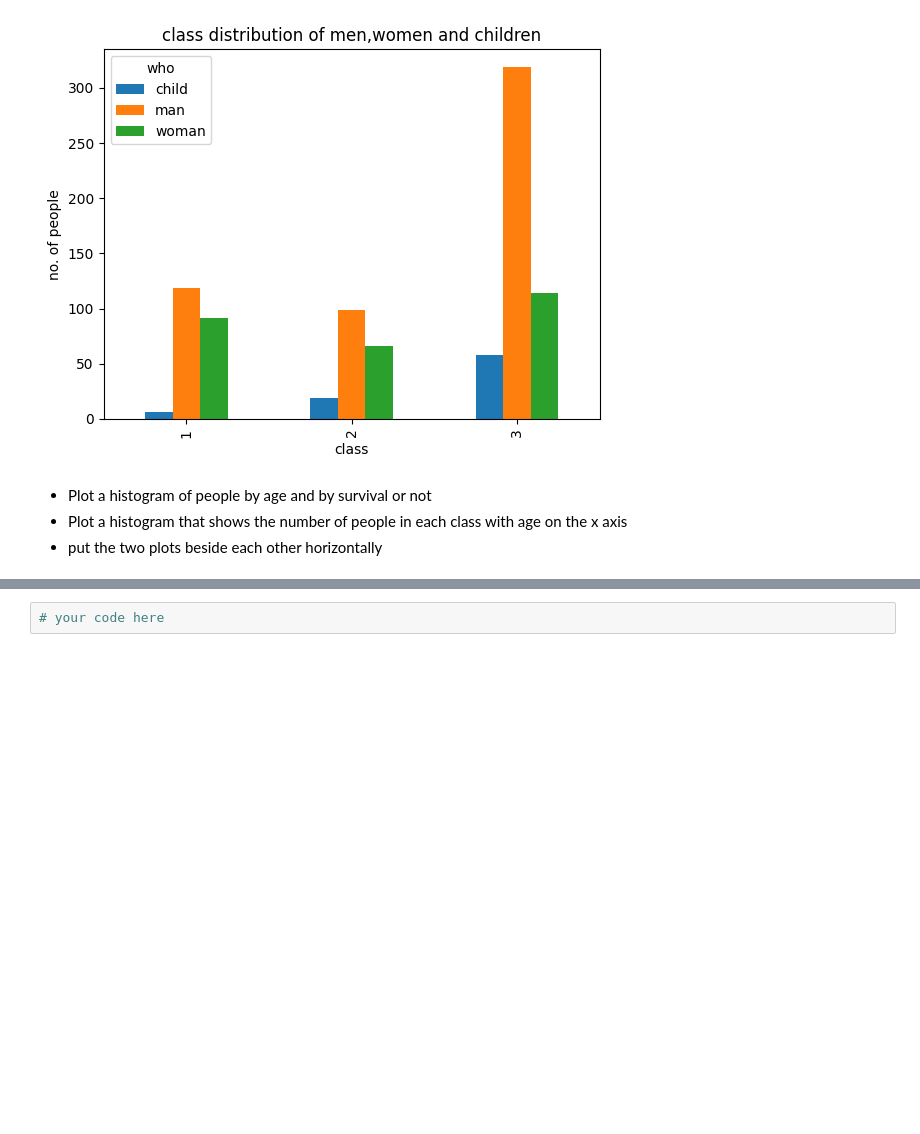
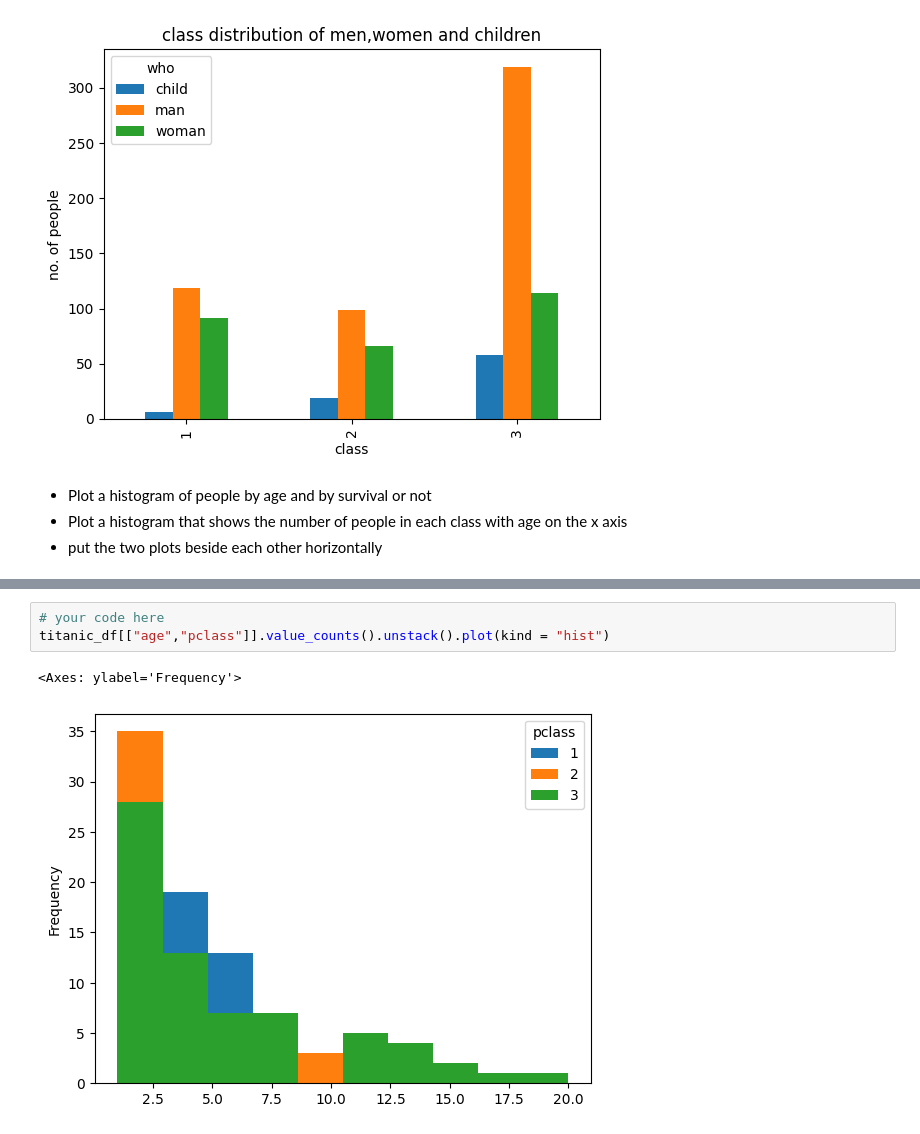
Before and after one commit to ZacBBedont/SF-2, a Jupyter notebook: libraries/titanic-part2.ipynb, the cells around one changed output, grey strips where cells are left out. Drawn from its saved outputs; the diff is of its cells as text; blank space fills up the shorter version.

```diff
--- a/libraries/titanic-part2.ipynb
+++ b/libraries/titanic-part2.ipynb
@@ -127,2 +132,6 @@ xlabel = "class", ylabel = "no. of people")
 # %%
 # your code here
+titanic_df[["age","pclass"]].value_counts().unstack().plot(kind = "hist")
+# %% [output]
+<Axes: ylabel='Frequency'>
+[figure, added]
```
Also changed, not shown: parts of 2 cells of this notebook.
